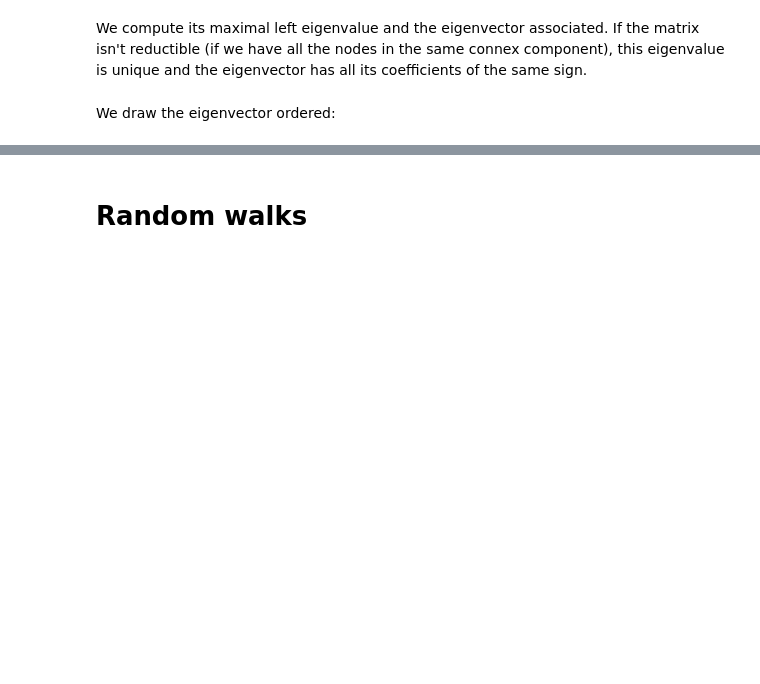
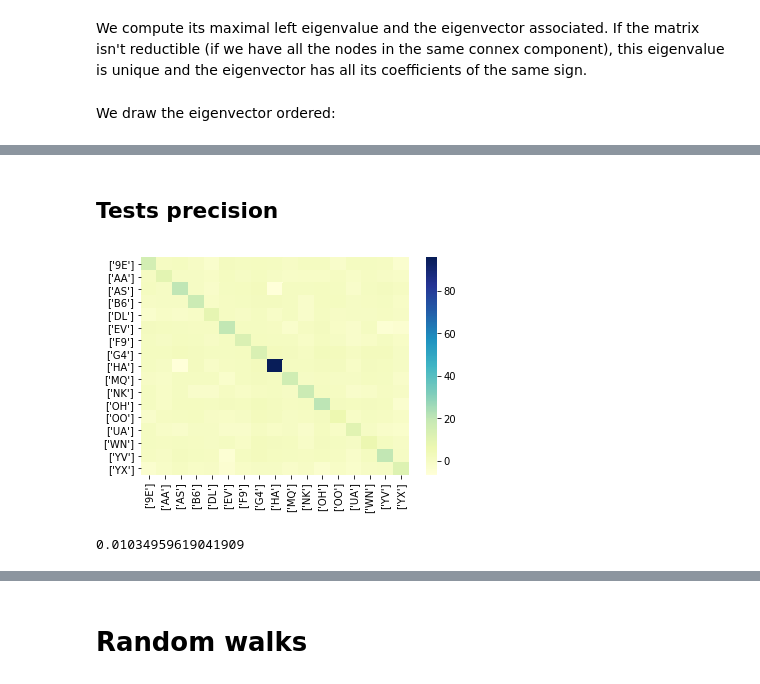
Before and after one commit to TiphaineV/multiplex-streams, a Jupyter notebook: src/visualisation/planes.ipynb, the cells around one changed output, grey strips where cells are left out. Cells and saved outputs as stored; diff of their text form; code cells hidden in the pictures; blank space fills up the shorter version.

```diff
--- a/src/visualisation/planes.ipynb
+++ b/src/visualisation/planes.ipynb
@@ -284,0 +378,19 @@ plt.show()
+# %% [markdown]
+## Tests precision
+# %%
+matprec=np.linalg.inv(matcov)
+#for i in range(len(matprec)):
+#    matprec[i][i]=0
+# %%
+lablist=multi.giveLayersLabels()
+sns_plot=sns.heatmap(np.transpose(matprec),cmap="YlGnBu",xticklabels=lablist,yticklabels=lablist)
+fig = sns_plot.get_figure()
+fig.savefig("matcov.pdf")
+plt.show()
+# %% [output]
+[figure, added]
+# %%
+valpprec,vectpprec=valeurPropreMax(np.transpose(matprec),1000)
+print(1/valpprec)
+# %% [output]
+0.01034959619041909
```
Also changed, not shown: parts of 32 cells of this notebook, 25 other files.
